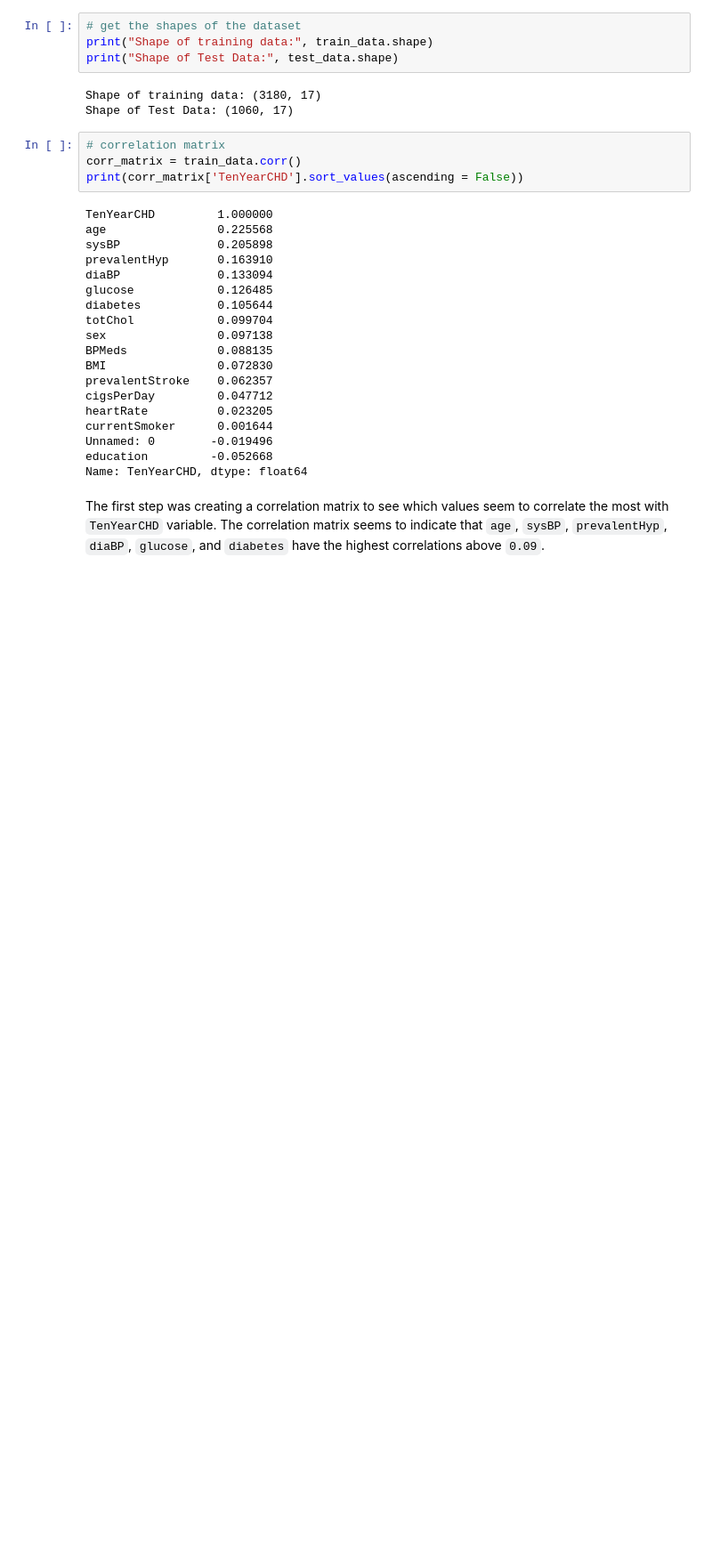
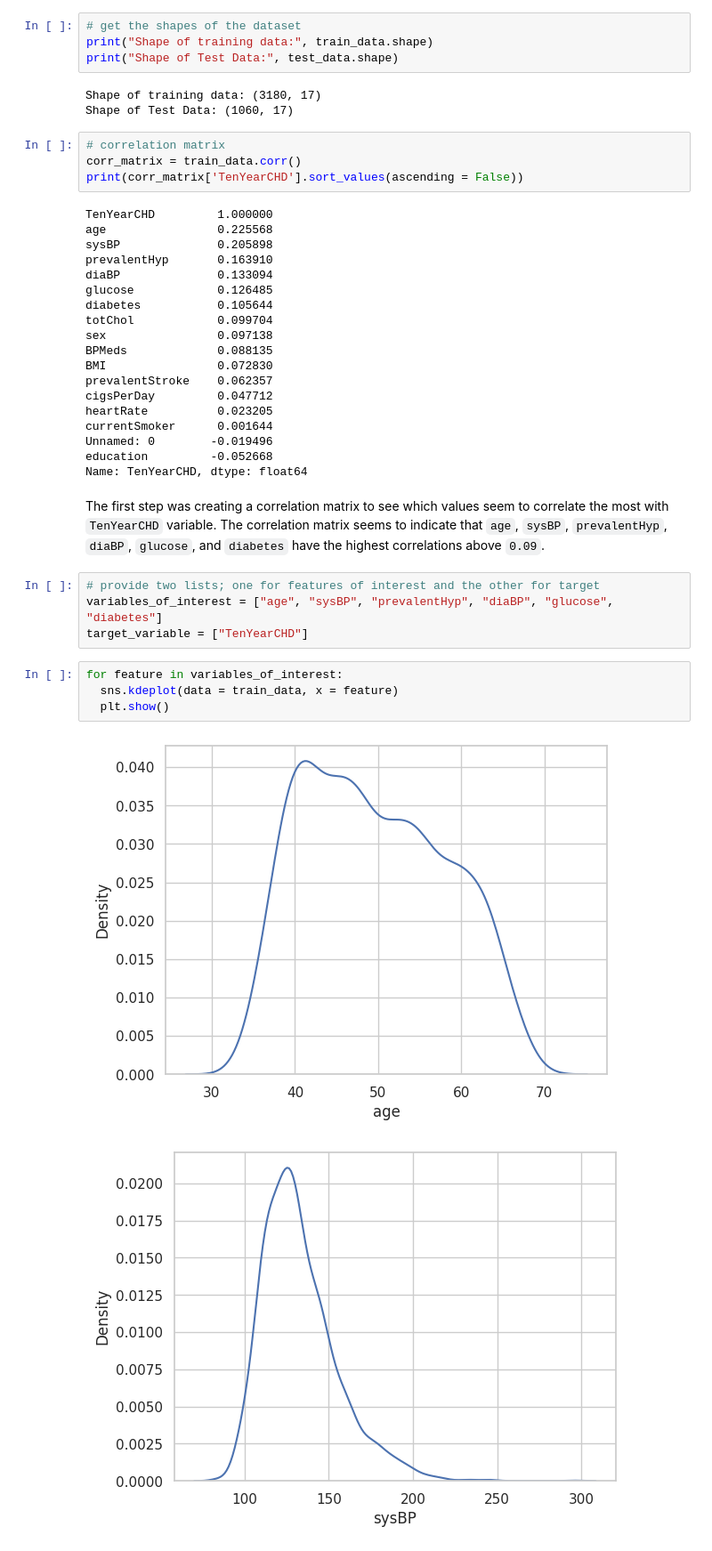
Before and after one commit to wangjalen7/project_chd, a Jupyter notebook: CHD_Code.ipynb, the cells around one changed output. Shown at 89% size. Saved outputs shown, nothing was run; the diff lists cells and outputs as text; blank space fills up the shorter version.

```diff
--- a/CHD_Code.ipynb
+++ b/CHD_Code.ipynb
@@ -194,3 +226,14 @@ education         -0.052668
 Name: TenYearCHD, dtype: float64
 # %% [markdown]
 The first step was creating a correlation matrix to see which values seem to correlate the most with `TenYearCHD` variable. The correlation matrix seems to indicate that `age`, `sysBP`, `prevalentHyp`, `diaBP`, `glucose`, and `diabetes` have the highest correlations above `0.09`.
+# %%
+# provide two lists; one for features of interest and the other for target
+variables_of_interest = ["age", "sysBP", "prevalentHyp", "diaBP", "glucose", "diabetes"]
+target_variable = ["TenYearCHD"]
+# %%
+for feature in variables_of_interest:
+  sns.kdeplot(data = train_data, x = feature)
+  plt.show()
+# %% [output]
+[figure, added]
+[figure, added]
```
Also changed, not shown: parts of 26 cells of this notebook.
